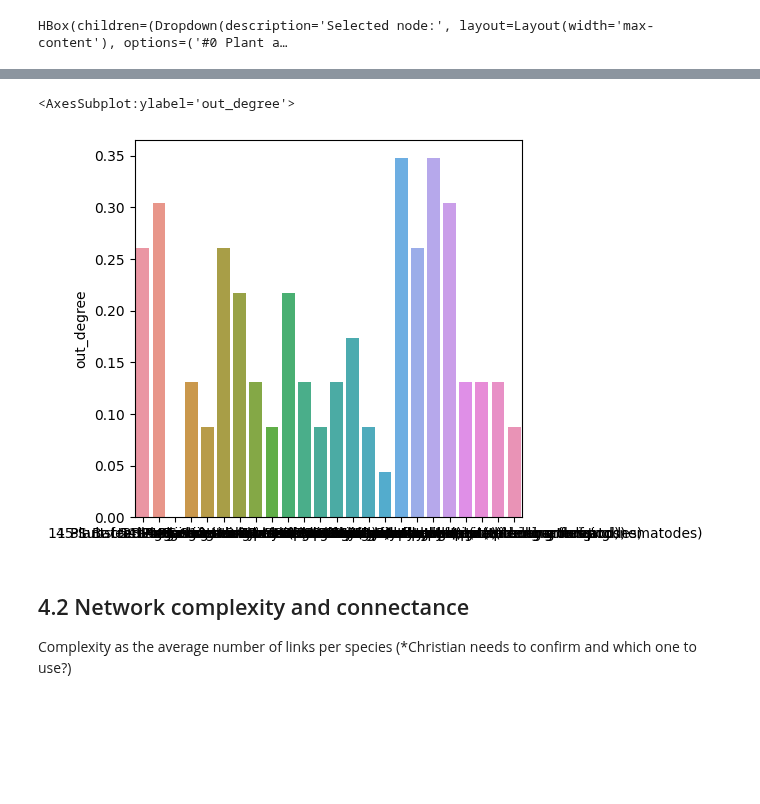
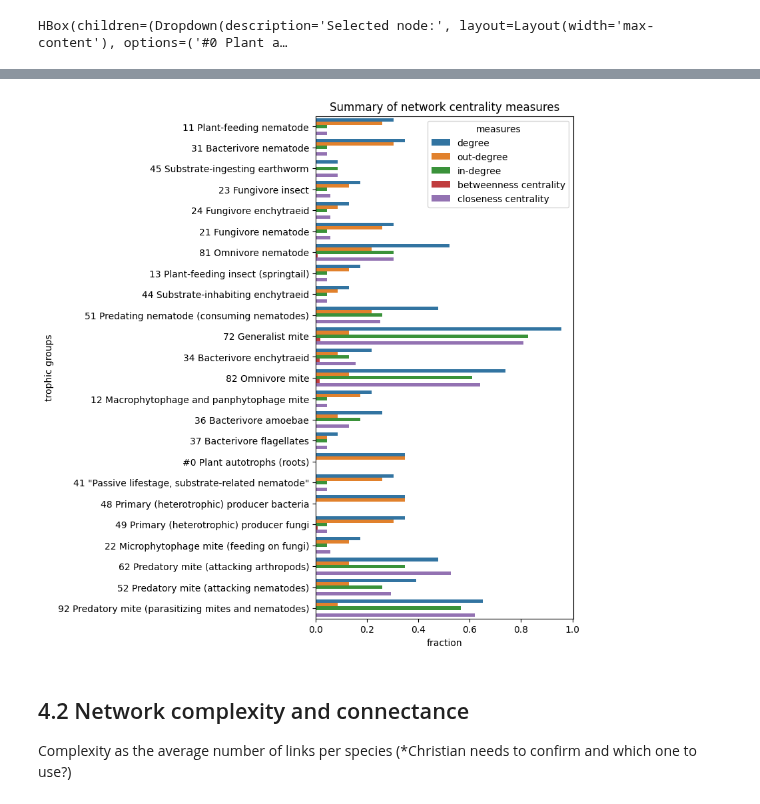
Before and after one commit to MartinMarzi/BEFANA, a Jupyter notebook: befana.ipynb, the cells around one changed output, grey strips where cells are left out. Saved outputs shown, nothing was run; the diff lists cells and outputs as text; code cells hidden in the pictures; blank space fills up the shorter version.

```diff
--- a/befana.ipynb
+++ b/befana.ipynb
@@ -303,12 +294,19 @@ df_measures
 # %%
 # TO-DO: make download csv button
-# %%
-# plot summary table
-fig, plot = plt.subplots(figsize=(5, 5), dpi=100)
-sns.barplot(data=df_measures, x=df_measures.index, y=df_measures["out_degree"])
-# %% [output]
-<AxesSubplot:ylabel='out_degree'>
-[figure, removed]
+# %%
+# Convert df_measures to long format
+df_meassures_melt = df_measures.reset_index()
+df_meassures_melt.rename(columns = {"index" : "trophic groups"}, inplace=True)
+df_meassures_melt = df_meassures_melt.melt("trophic groups", var_name='measures', value_name='fraction')
+#df_meassures_melt
+
+# barplot of summary table
+fig, plot = plt.subplots(figsize=(5, 10), dpi=100)
+sns.barplot(x="fraction", y="trophic groups", hue='measures', data=df_meassures_melt)
+plot.set_title("Summary of network centrality measures")
+plot.figure.savefig("outputs/barplot_cent_measures.png")
+# %% [output]
+[figure, added]
 # %%
 # TO-DO: Make button donwload csv of example meassure
 # %% [markdown]
```
Also changed, not shown: parts of 8 cells of this notebook, 1 other file.
